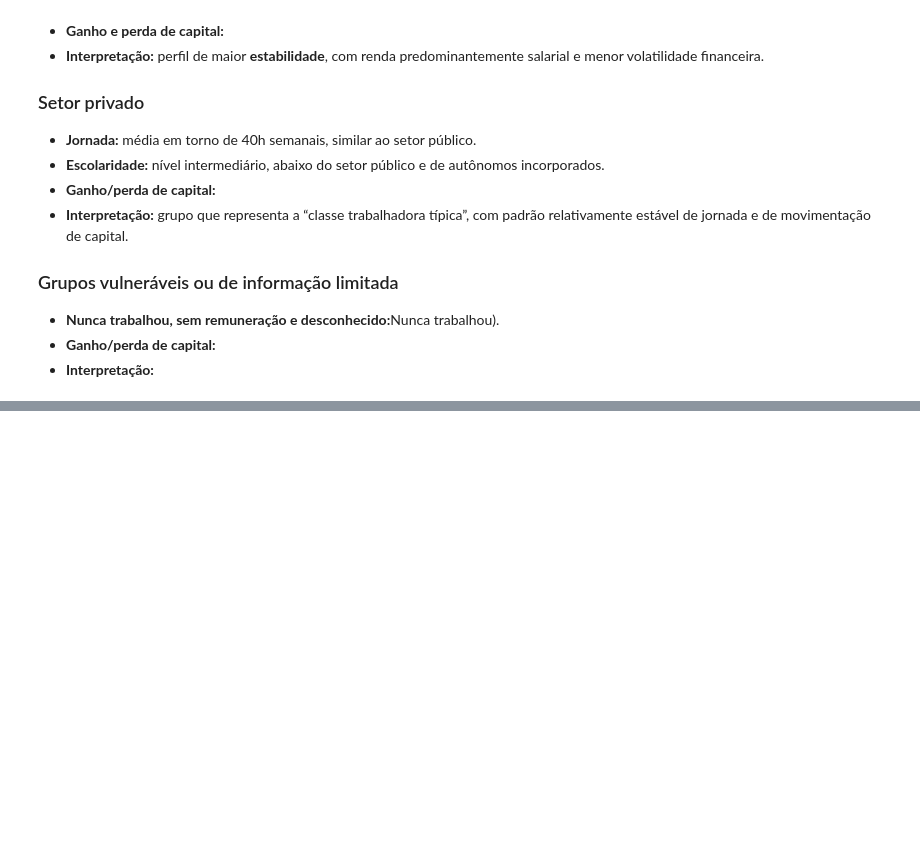
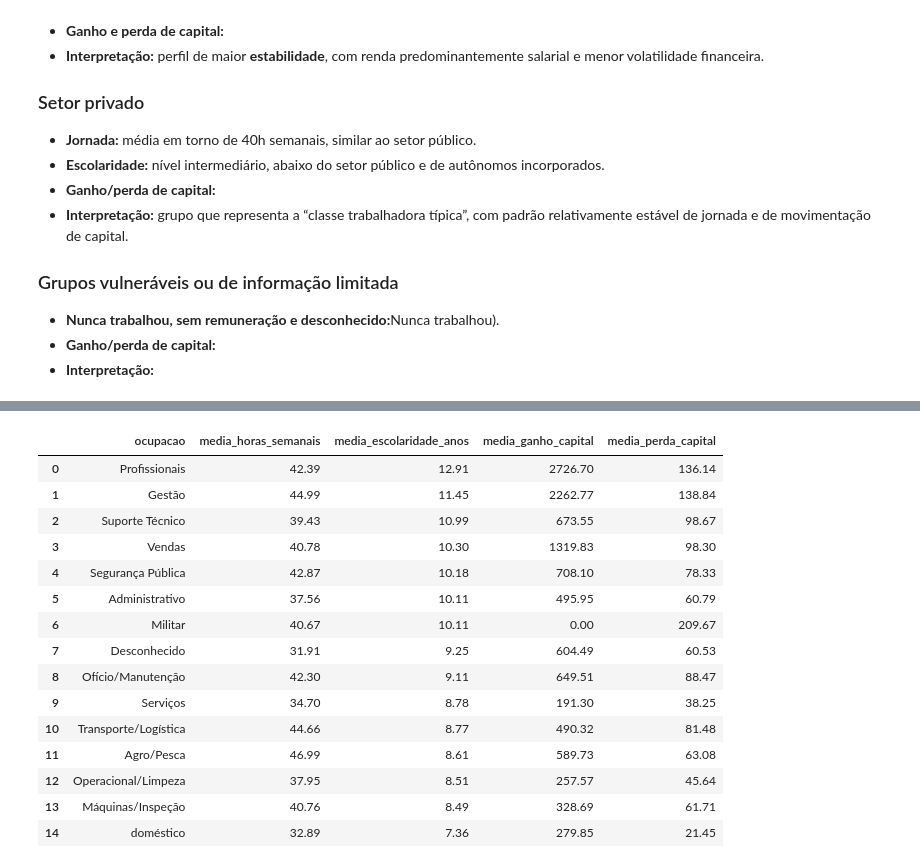
Before and after one commit to RicardodeSouzaSilva/Case_de_Consultoria_Classificacao_de_Renda-, a Jupyter notebook: classificacao_renda.ipynb, the cells around one changed output, grey strips where cells are left out. Drawn from its saved outputs; the diff is of its cells as text; code cells hidden in the pictures; blank space fills up the shorter version.

```diff
--- a/classificacao_renda.ipynb
+++ b/classificacao_renda.ipynb
@@ -1412,0 +2141,88 @@ plt.show()
+# %%
+# A variável `tabela_media_ocupacao` vai armazenar um novo DataFrame
+# construído a partir do DataFrame original `dataset`.
+tabela_media_ocupacao = (
+    dataset
+        # 1) Agrupa o DataFrame pela variável categórica 'ocupacao'
+        # ------------------------------------------------------------------
+        # - `.groupby('ocupacao', as_index=False)` diz ao pandas:
+        #     "Quero juntar as linhas que têm o mesmo valor em 'ocupacao'."
+        # - `as_index=False` faz com que a coluna 'ocupacao' continue sendo
+        #   uma coluna normal no resultado (e não vire índice do DataFrame).
+        .groupby('ocupacao', as_index=False)
+
+        # 2) Calcula a MÉDIA das variáveis numéricas selecionadas
+        # ------------------------------------------------------------------
+        # - `.agg({...})` aplica funções de agregação para cada grupo
+        #   definido no groupby.
+        # - Para cada categoria de 'ocupacao', será calculado:
+        #     * a média de 'horas_semanais'
+        #     * a média de 'escolaridade_anos'
+        #     * a média de 'ganho_capital'
+        #     * a média de 'perda_capital'
+        # - O resultado é um DataFrame onde cada linha representa
+        #   uma ocupação e as colunas numéricas representam as médias.
+        .agg({
+            'horas_semanais': 'mean',        # média de horas trabalhadas por semana
+            'escolaridade_anos': 'mean',     # média de anos de estudo
+            'ganho_capital': 'mean',         # média de ganhos de capital
+            'perda_capital': 'mean'          # média de perdas de capital
+        })
+
+        # 3) Arredonda todas as colunas numéricas para 2 casas decimais
+        # ------------------------------------------------------------------
+        # - `.round(2)` aplica o arredondamento em todas as colunas
+        #   de tipo numérico do DataFrame resultante.
+        # - Isso deixa a tabela mais "limpa" para apresentação (relatórios,
+        #   gráficos, etc.), evitando muitos dígitos decimais.
+        .round(2)
+
+        # 4) Renomeia as colunas para deixar claro que são MÉDIAS
+        # ------------------------------------------------------------------
+        # - `.rename(columns={...})` altera os nomes das colunas.
+        # - Aqui, deixamos explícito no nome de cada variável que o valor
+        #   representa uma média, não um valor individual.
+        .rename(columns={
+            'horas_semanais': 'media_horas_semanais',
+            'escolaridade_anos': 'media_escolaridade_anos',
+            'ganho_capital': 'media_ganho_capital',
+            'perda_capital': 'media_perda_capital'
+        })
+
+        # 5) Ordena pela média de anos de estudo (tempo de estudo)
+        # ------------------------------------------------------------------
+        # - `.sort_values('media_escolaridade_anos', ascending=False)`
+        #   ordena as ocupações da maior média de escolaridade para a menor.
+        # - Isso facilita identificar rapidamente quais ocupações
+        #   têm, em média, mais anos de estudo.
+        .sort_values('media_escolaridade_anos', ascending=False)
+
+        # 6) Reorganiza o índice do DataFrame
+        # ------------------------------------------------------------------
+        # - `.reset_index(drop=True)` cria um novo índice sequencial
+        #   (0, 1, 2, ...) após a ordenação.
+        # - `drop=True` indica que o índice antigo não deve ser mantido
+        #   como uma coluna adicional.
+        .reset_index(drop=True)
+)
+
+# Exibe a tabela resultante com as médias por ocupação,
+# já arredondadas, renomeadas e ordenadas.
+tabela_media_ocupacao
+# %% [output]
+|  | ocupacao | media_horas_semanais | media_escolaridade_anos | media_ganho_capital | media_perda_capital |
+| 0 | Profissionais | 42.39 | 12.91 | 2726.70 | 136.14 |
+| 1 | Gestão | 44.99 | 11.45 | 2262.77 | 138.84 |
+| 2 | Suporte Técnico | 39.43 | 10.99 | 673.55 | 98.67 |
+| 3 | Vendas | 40.78 | 10.30 | 1319.83 | 98.30 |
+| 4 | Segurança Pública | 42.87 | 10.18 | 708.10 | 78.33 |
+| 5 | Administrativo | 37.56 | 10.11 | 495.95 | 60.79 |
+| 6 | Militar | 40.67 | 10.11 | 0.00 | 209.67 |
+| 7 | Desconhecido | 31.91 | 9.25 | 604.49 | 60.53 |
+| 8 | Ofício/Manutenção | 42.30 | 9.11 | 649.51 | 88.47 |
+| 9 | Serviços | 34.70 | 8.78 | 191.30 | 38.25 |
+| 10 | Transporte/Logística | 44.66 | 8.77 | 490.32 | 81.48 |
+| 11 | Agro/Pesca | 46.99 | 8.61 | 589.73 | 63.08 |
+| 12 | Operacional/Limpeza | 37.95 | 8.51 | 257.57 | 45.64 |
+| 13 | Máquinas/Inspeção | 40.76 | 8.49 | 328.69 | 61.71 |
+| 14 | doméstico | 32.89 | 7.36 | 279.85 | 21.45 |
```
Also changed, not shown: parts of 32 cells of this notebook.
